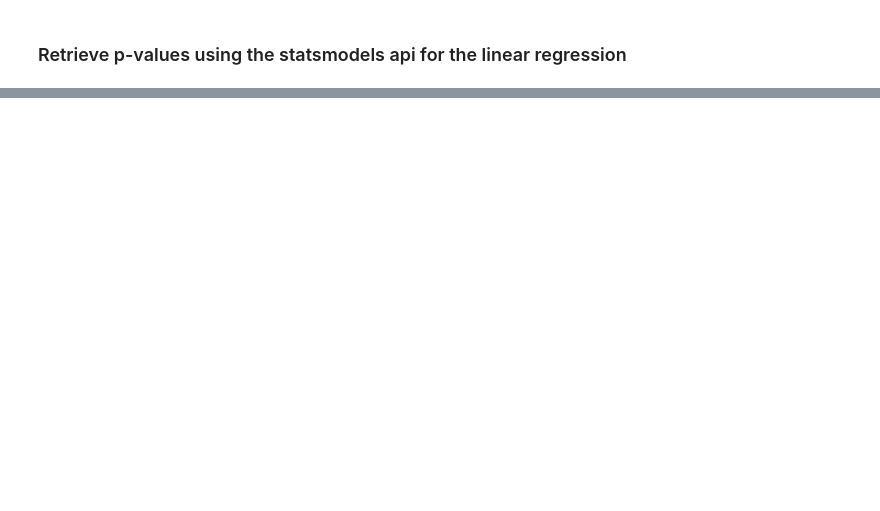
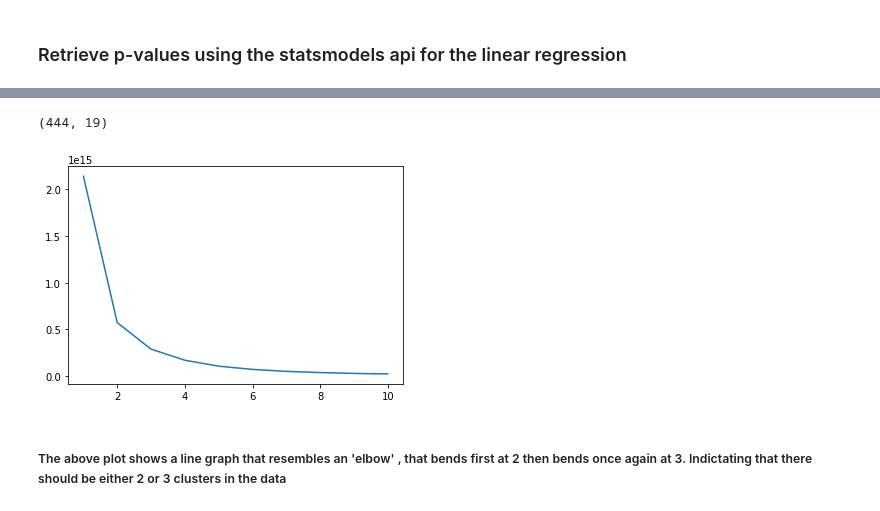
Before and after one commit to ShemarT099/CryptocurrencyAnalysis, a Jupyter notebook: beyondmachine-1.ipynb, the cells around one changed output, grey strips where cells are left out. Saved outputs shown, nothing was run; the diff lists cells and outputs as text; code cells hidden in the pictures; blank space fills up the shorter version.

Commit message:
Kaggle Notebook | BeyondMachine#1 | Version 17 (Added K-Means Clustering)

```diff
--- a/beyondmachine-1.ipynb
+++ b/beyondmachine-1.ipynb
@@ -295,0 +298,23 @@ for x in range(0,2):
+# %%
+from sklearn.cluster import KMeans
+from sklearn import metrics
+import seaborn as sns
+
+df = merged_df
+print(df.shape)
+df = df[['Fees paid to miners (USD)', 'Bitcoin Price']]
+
+wcss = []
+
+for i in range(1, 11):
+    clustering = KMeans(n_clusters=i, init='k-means++', random_state=42)
+    clustering.fit(df)
+    wcss.append(clustering.inertia_)
+
+ks = [1, 2, 3, 4, 5, 6, 7, 8, 9, 10]
+sns.lineplot(x = ks, y = wcss);
+# %% [output]
+(444, 19)
+[figure, added]
+# %% [markdown]
+##### The above plot shows a line graph that resembles an 'elbow' , that bends first at 2 then bends once again at 3. Indictating that there should be either 2 or 3 clusters in the data
```
Also changed, not shown: parts of 11 cells of this notebook.
